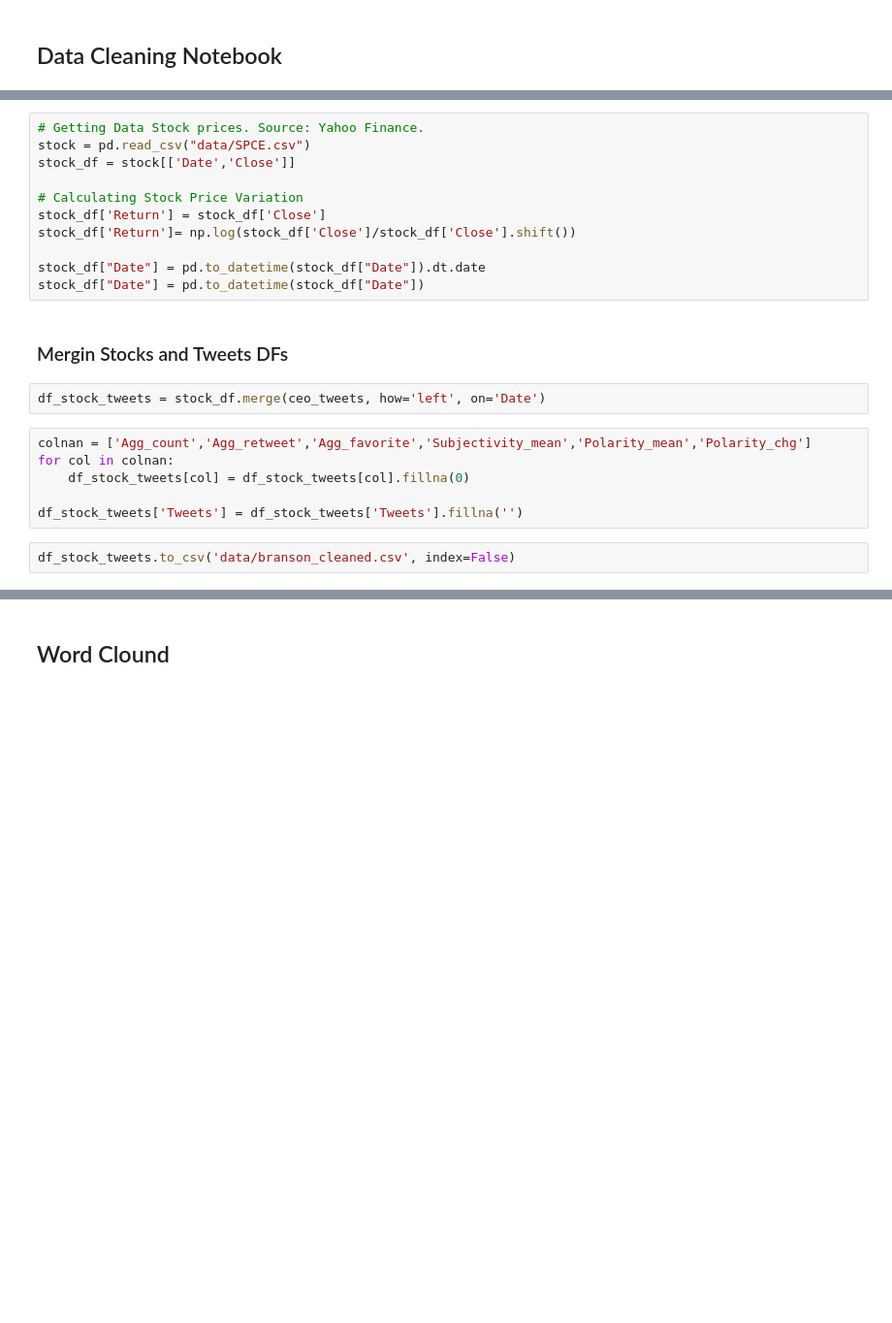
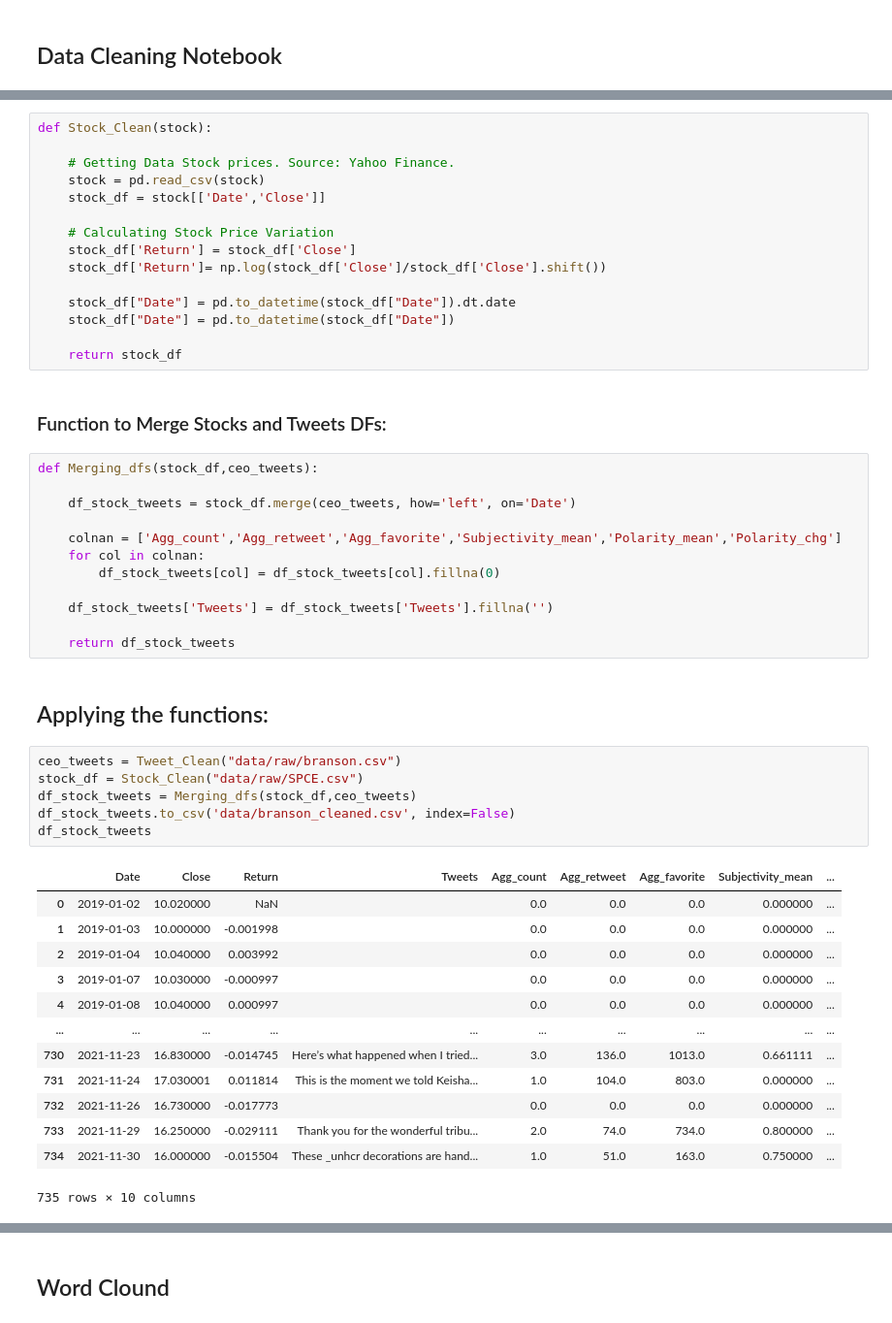
Before and after one commit to NB-01/twitter, a Jupyter notebook: data_cleaning_mu.ipynb, the cells around one changed output, grey strips where cells are left out. Shown at 97% size. Drawn from its saved outputs; the diff is of its cells as text; blank space fills up the shorter version.

```diff
--- a/data_cleaning_mu.ipynb
+++ b/data_cleaning_mu.ipynb
@@ -89,24 +86,52 @@ ceo_tweets["Polarity_chg"] = ceo_tweets["Polarity_chg"].fillna(0)
 # %%
-# Getting Data Stock prices. Source: Yahoo Finance.
-stock = pd.read_csv("data/SPCE.csv")
-stock_df = stock[['Date','Close']]
+def Stock_Clean(stock):
 
-# Calculating Stock Price Variation
-stock_df['Return'] = stock_df['Close']
-stock_df['Return']= np.log(stock_df['Close']/stock_df['Close'].shift())
+    # Getting Data Stock prices. Source: Yahoo Finance.
+    stock = pd.read_csv(stock)
+    stock_df = stock[['Date','Close']]
 
-stock_df["Date"] = pd.to_datetime(stock_df["Date"]).dt.date
-stock_df["Date"] = pd.to_datetime(stock_df["Date"])
+    # Calculating Stock Price Variation
+    stock_df['Return'] = stock_df['Close']
+    stock_df['Return']= np.log(stock_df['Close']/stock_df['Close'].shift())
+
+    stock_df["Date"] = pd.to_datetime(stock_df["Date"]).dt.date
+    stock_df["Date"] = pd.to_datetime(stock_df["Date"])
+
+    return stock_df
 # %% [markdown]
-### Mergin Stocks and Tweets DFs
+### Function to Merge Stocks and Tweets DFs:
-# %%
-df_stock_tweets = stock_df.merge(ceo_tweets, how='left', on='Date')
 # %%
-colnan = ['Agg_count','Agg_retweet','Agg_favorite','Subjectivity_mean','Polarity_mean','Polarity_chg']
-for col in colnan:
-    df_stock_tweets[col] = df_stock_tweets[col].fillna(0)
+def Merging_dfs(stock_df,ceo_tweets):
 
-df_stock_tweets['Tweets'] = df_stock_tweets['Tweets'].fillna('')
+    df_stock_tweets = stock_df.merge(ceo_tweets, how='left', on='Date')
+
+    colnan = ['Agg_count','Agg_retweet','Agg_favorite','Subjectivity_mean','Polarity_mean','Polarity_chg']
+    for col in colnan:
+        df_stock_tweets[col] = df_stock_tweets[col].fillna(0)
+
+    df_stock_tweets['Tweets'] = df_stock_tweets['Tweets'].fillna('')
+
+    return df_stock_tweets
-# %%
-df_stock_tweets.to_csv('data/branson_cleaned.csv', index=False)
+# %% [markdown]
+## Applying the functions:
+# %%
+ceo_tweets = Tweet_Clean("data/raw/branson.csv")
+stock_df = Stock_Clean("data/raw/SPCE.csv")
+df_stock_tweets = Merging_dfs(stock_df,ceo_tweets)
+df_stock_tweets.to_csv('data/branson_cleaned.csv', index=False)
+df_stock_tweets
+# %% [output]
+|  | Date | Close | Return | Tweets | Agg_count | Agg_retweet | Agg_favorite | Subjectivity_mean | ... |
+| 0 | 2019-01-02 | 10.020000 | NaN |  | 0.0 | 0.0 | 0.0 | 0.000000 | ... |
+| 1 | 2019-01-03 | 10.000000 | -0.001998 |  | 0.0 | 0.0 | 0.0 | 0.000000 | ... |
+| 2 | 2019-01-04 | 10.040000 | 0.003992 |  | 0.0 | 0.0 | 0.0 | 0.000000 | ... |
+| 3 | 2019-01-07 | 10.030000 | -0.000997 |  | 0.0 | 0.0 | 0.0 | 0.000000 | ... |
+| 4 | 2019-01-08 | 10.040000 | 0.000997 |  | 0.0 | 0.0 | 0.0 | 0.000000 | ... |
+| ... | ... | ... | ... | ... | ... | ... | ... | ... | ... |
+| 730 | 2021-11-23 | 16.830000 | -0.014745 | Here’s what happened when I tried... | 3.0 | 136.0 | 1013.0 | 0.661111 | ... |
+| 731 | 2021-11-24 | 17.030001 | 0.011814 | This is the moment we told Keisha... | 1.0 | 104.0 | 803.0 | 0.000000 | ... |
+| 732 | 2021-11-26 | 16.730000 | -0.017773 |  | 0.0 | 0.0 | 0.0 | 0.000000 | ... |
+| 733 | 2021-11-29 | 16.250000 | -0.029111 | Thank you for the wonderful tribu... | 2.0 | 74.0 | 734.0 | 0.800000 | ... |
+| 734 | 2021-11-30 | 16.000000 | -0.015504 | These _unhcr decorations are hand... | 1.0 | 51.0 | 163.0 | 0.750000 | ... |
+735 rows × 10 columns
 # %% [markdown]
```
Also changed, not shown: parts of 18 cells of this notebook.
